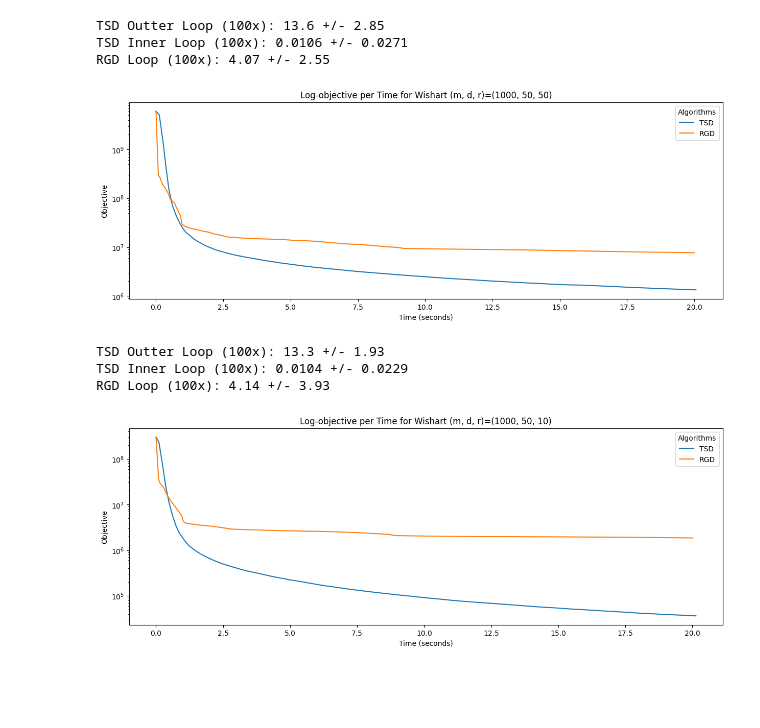
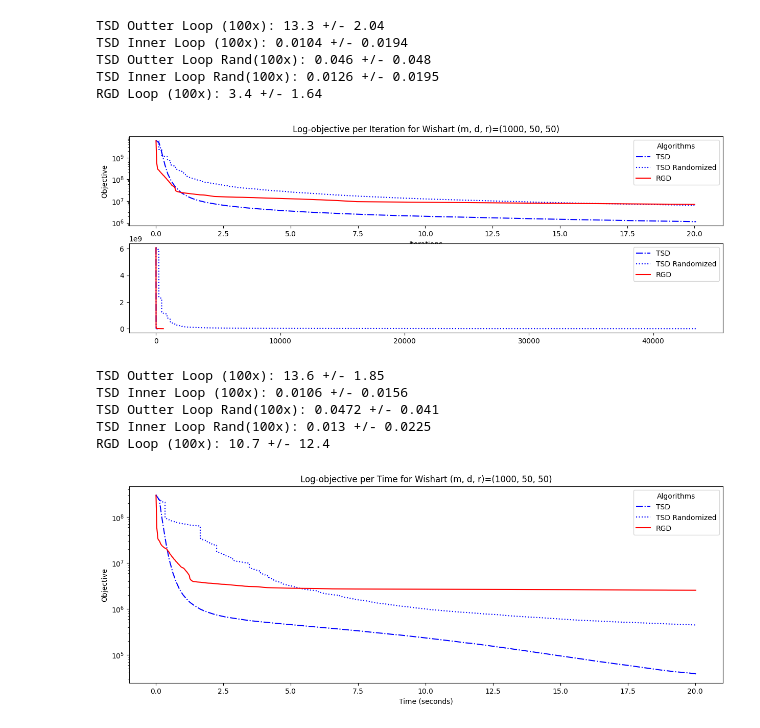
Before and after one commit to bgmello/tsd, a Jupyter notebook: analysis.ipynb, the cells around one changed output. Cells and saved outputs as stored; diff of their text form; code cells hidden in the pictures; blank space fills up the shorter version.

Commit message:
addiding randomized version

```diff
--- a/analysis.ipynb
+++ b/analysis.ipynb
@@ -6,44 +6,76 @@ import json
 # %%
 with open('wishart_1000_50_50.json') as f:
     df = json.loads(f.read())
 
-fig, ax = plt.subplots(figsize=[15, 5])
+fig, axes = plt.subplots(figsize=[15, 5], ncols=1, nrows=2)
 
-sns.lineplot(y=df['tsd_objective'], x=np.cumsum(df['tsd_time']), label='TSD', ax=ax)
-sns.lineplot(y=df['rgd_objective'], x=np.cumsum(df['rgd_time']), label='RGD', ax=ax)
+sns.lineplot(y=df['tsd_objective'], x=np.cumsum(df['tsd_time']), label='TSD', ax=axes[0], linestyle='-.', color='b')
+sns.lineplot(y=df['tsd_objective_rand'], x=np.cumsum(df['tsd_time_rand']), label='TSD Randomized', ax=axes[0], linestyle=':', color='b')
+sns.lineplot(y=df['rgd_objective'], x=np.cumsum(df['rgd_time']), label='RGD', ax=axes[0], color='r')
 
-ax.set(yscale="log")
-ax.legend(title='Algorithms')
-ax.set_xlabel('Time (seconds)')
-ax.set_ylabel('Objective')
-ax.set_title('Log-objective per Time for Wishart (m, d, r)=(1000, 50, 50)');
+axes[0].set(yscale="log")
+axes[0].legend(title='Algorithms')
+axes[0].set_xlabel('Time (seconds)')
+axes[0].set_ylabel('Objective')
+axes[0].set_title('Log-objective per Time for Wishart (m, d, r)=(1000, 50, 50)');
+
+sns.lineplot(df['tsd_objective'], label='TSD', ax=axes[1], linestyle='-.', color='b')
+sns.lineplot(df['tsd_objective_rand'], label='TSD Randomized', ax=axes[1], linestyle=':', color='b')
+sns.lineplot(df['rgd_objective'], label='RGD', ax=axes[1], color='r')
+
+axes[0].set(yscale="log")
+axes[0].legend(title='Algorithms')
+axes[0].set_xlabel('Iterations')
+axes[0].set_ylabel('Objective')
+axes[0].set_title('Log-objective per Iteration for Wishart (m, d, r)=(1000, 50, 50)');
+
 print(f"TSD Outter Loop (100x): {100*np.mean(df['tsd_time']):.3} +/- {100*np.std(df['tsd_time']):.3}")
 print(f"TSD Inner Loop (100x): {100*np.mean(df['tsd_inner_time']):.3} +/- {100*np.std(df['tsd_inner_time']):.3}")
+print(f"TSD Outter Loop Rand(100x): {100*np.mean(df['tsd_time_rand']):.3} +/- {100*np.std(df['tsd_time_rand']):.3}")
+print(f"TSD Inner Loop Rand(100x): {100*np.mean(df['tsd_inner_time_rand']):.3} +/- {100*np.std(df['tsd_inner_time_rand']):.3}")
 print(f"RGD Loop (100x): {100*np.mean(df['rgd_time']):.3} +/- {100*np.std(df['rgd_time']):.3}")
 # %% [output]
-TSD Outter Loop (100x): 13.6 +/- 2.85
-TSD Inner Loop (100x): 0.0106 +/- 0.0271
-RGD Loop (100x): 4.07 +/- 2.55
+TSD Outter Loop (100x): 13.3 +/- 2.04
+TSD Inner Loop (100x): 0.0104 +/- 0.0194
+TSD Outter Loop Rand(100x): 0.046 +/- 0.048
+TSD Inner Loop Rand(100x): 0.0126 +/- 0.0195
+RGD Loop (100x): 3.4 +/- 1.64
-[figure, old version]
+[figure, new version]
 # %%
 with open('wishart_1000_50_10.json') as f:
     df = json.loads(f.read())
 
-fig, ax = plt.subplots(figsize=[15, 5])
+fig, axes = plt.subplots(figsize=[15, 5], ncols=1, nrows=2)
 
-sns.lineplot(y=df['tsd_objective'], x=np.cumsum(df['tsd_time']), label='TSD', ax=ax)
-sns.lineplot(y=df['rgd_objective'], x=np.cumsum(df['rgd_time']), label='RGD', ax=ax)
+sns.lineplot(y=df['tsd_objective'], x=np.cumsum(df['tsd_time']), label='TSD', ax=axes[0], linestyle='-.', color='b')
+sns.lineplot(y=df['tsd_objective_rand'], x=np.cumsum(df['tsd_time_rand']), label='TSD Randomized', ax=axes[0], linestyle=':', color='b')
+sns.lineplot(y=df['rgd_objective'], x=np.cumsum(df['rgd_time']), label='RGD', ax=axes[0], color='r')
 
-ax.set(yscale="log")
-ax.legend(title='Algorithms')
-ax.set_xlabel('Time (seconds)')
-ax.set_ylabel('Objective')
-ax.set_title('Log-objective per Time for Wishart (m, d, r)=(1000, 50, 10)');
+axes[0].set(yscale="log")
+axes[0].legend(title='Algorithms')
+axes[0].set_xlabel('Time (seconds)')
+axes[0].set_ylabel('Objective')
+axes[0].set_title('Log-objective per Time for Wishart (m, d, r)=(1000, 50, 10)');
+
+sns.lineplot(df['tsd_objective'], label='TSD', ax=axes[1], linestyle='-.', color='b')
+sns.lineplot(df['tsd_objective_rand'], label='TSD Randomized', ax=axes[1], linestyle=':', color='b')
+sns.lineplot(df['rgd_objective'], label='RGD', ax=axes[1], color='r')
+
+axes[0].set(yscale="log")
+axes[0].legend(title='Algorithms')
+axes[0].set_xlabel('Iterations')
+axes[0].set_ylabel('Objective')
+axes[0].set_title('Log-objective per Iteration for Wishart (m, d, r)=(1000, 50, 10)');
+
 print(f"TSD Outter Loop (100x): {100*np.mean(df['tsd_time']):.3} +/- {100*np.std(df['tsd_time']):.3}")
 print(f"TSD Inner Loop (100x): {100*np.mean(df['tsd_inner_time']):.3} +/- {100*np.std(df['tsd_inner_time']):.3}")
+print(f"TSD Outter Loop Rand(100x): {100*np.mean(df['tsd_time_rand']):.3} +/- {100*np.std(df['tsd_time_rand']):.3}")
+print(f"TSD Inner Loop Rand(100x): {100*np.mean(df['tsd_inner_time_rand']):.3} +/- {100*np.std(df['tsd_inner_time_rand']):.3}")
 print(f"RGD Loop (100x): {100*np.mean(df['rgd_time']):.3} +/- {100*np.std(df['rgd_time']):.3}")
 # %% [output]
-TSD Outter Loop (100x): 13.3 +/- 1.93
-TSD Inner Loop (100x): 0.0104 +/- 0.0229
-RGD Loop (100x): 4.14 +/- 3.93
+TSD Outter Loop (100x): 13.6 +/- 1.85
+TSD Inner Loop (100x): 0.0106 +/- 0.0156
+TSD Outter Loop Rand(100x): 0.0472 +/- 0.041
+TSD Inner Loop Rand(100x): 0.013 +/- 0.0225
+RGD Loop (100x): 10.7 +/- 12.4
-[figure, old version]
+[figure, new version]
```
Also changed, not shown: 4 other files.
